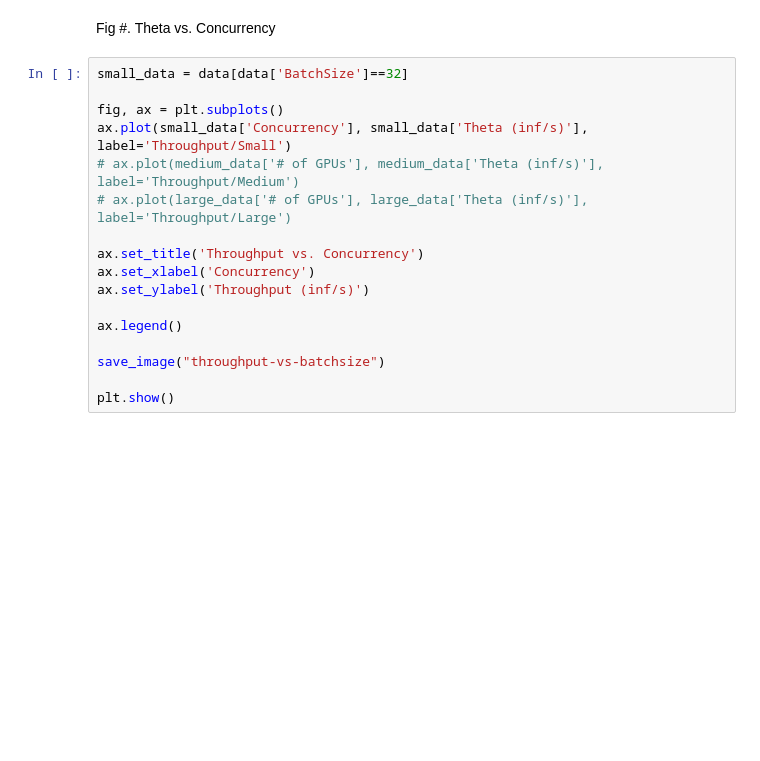
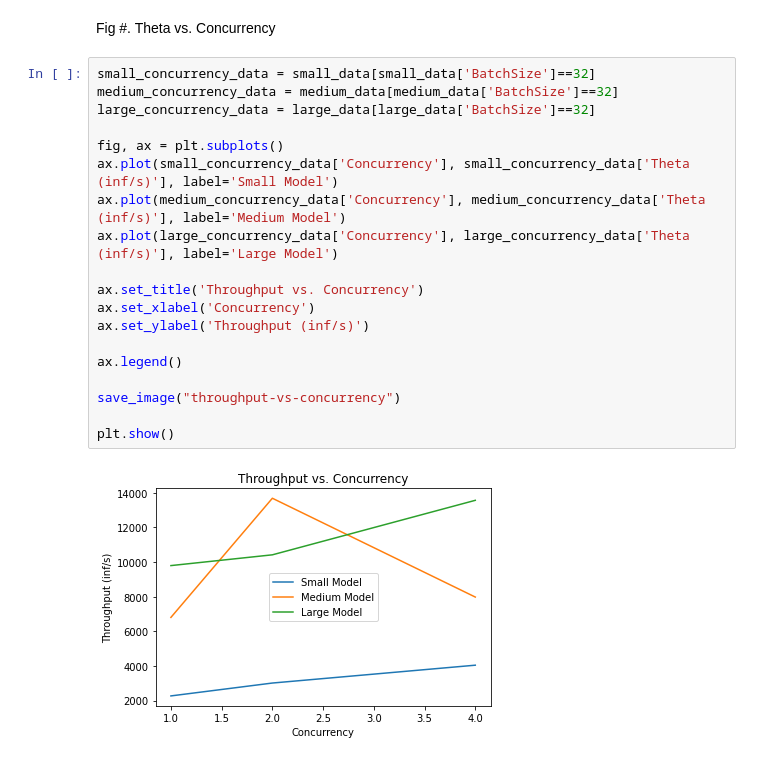
Before and after one commit to laszewsk/deprecated-osmi, a Jupyter notebook: results.ipynb, the cells around one changed output. Drawn from its saved outputs; the diff is of its cells as text; blank space fills up the shorter version.

```diff
--- a/results.ipynb
+++ b/results.ipynb
@@ -79,19 +197,23 @@ plt.show()
 # %% [markdown]
 Fig #. Theta vs. Concurrency
 # %%
-small_data = data[data['BatchSize']==32]
+small_concurrency_data = small_data[small_data['BatchSize']==32]
+medium_concurrency_data = medium_data[medium_data['BatchSize']==32]
+large_concurrency_data = large_data[large_data['BatchSize']==32]
 
 fig, ax = plt.subplots()
-ax.plot(small_data['Concurrency'], small_data['Theta (inf/s)'], label='Throughput/Small')
-# ax.plot(medium_data['# of GPUs'], medium_data['Theta (inf/s)'], label='Throughput/Medium')
-# ax.plot(large_data['# of GPUs'], large_data['Theta (inf/s)'], label='Throughput/Large')
+ax.plot(small_concurrency_data['Concurrency'], small_concurrency_data['Theta (inf/s)'], label='Small Model')
+ax.plot(medium_concurrency_data['Concurrency'], medium_concurrency_data['Theta (inf/s)'], label='Medium Model')
+ax.plot(large_concurrency_data['Concurrency'], large_concurrency_data['Theta (inf/s)'], label='Large Model')
 
 ax.set_title('Throughput vs. Concurrency')
 ax.set_xlabel('Concurrency')
 ax.set_ylabel('Throughput (inf/s)')
 
 ax.legend()
 
-save_image("throughput-vs-batchsize")
+save_image("throughput-vs-concurrency")
 
 plt.show()
+# %% [output]
+[figure, added]
```
Also changed, not shown: parts of 10 cells of this notebook, 1 other file.
